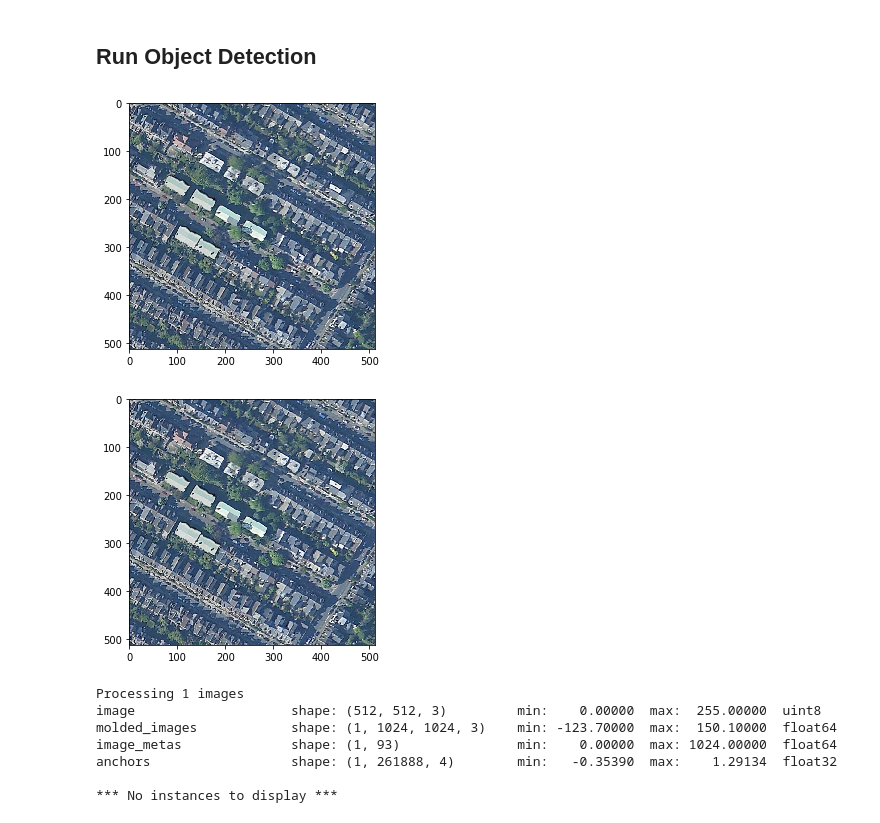
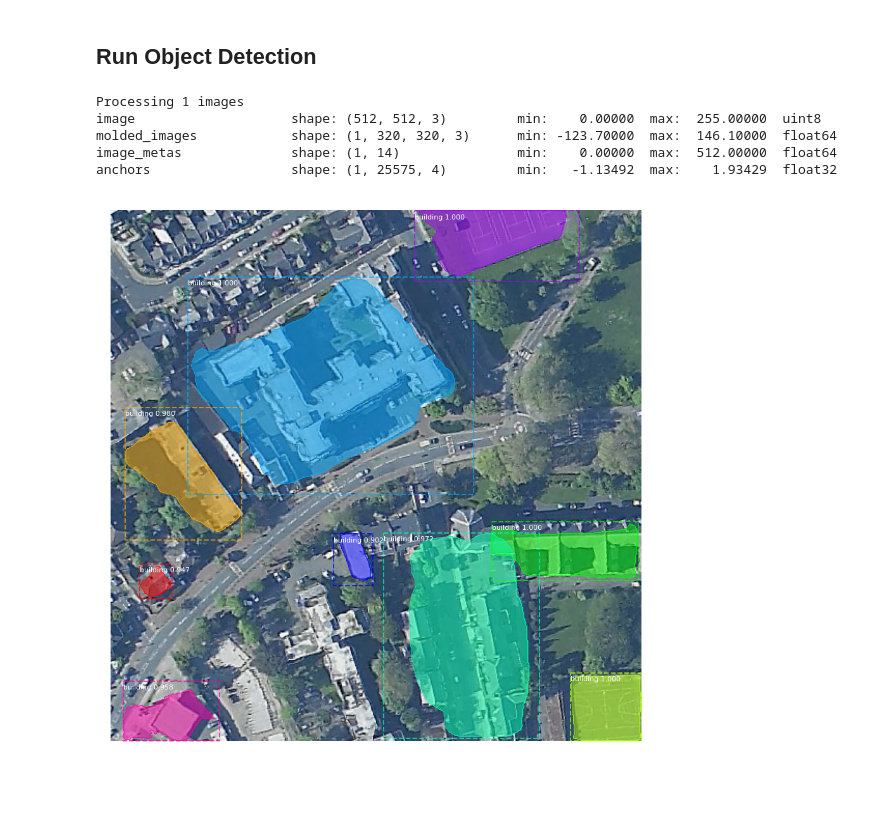
Before and after one commit to chloegrace94/Mask_RCNN, a Jupyter notebook: samples/building_footprint_tests/bf-crowdai-weights.ipynb, the cells around one changed output. Cells and saved outputs as stored; diff of their text form; code cells hidden in the pictures; blank space fills up the shorter version.

```diff
--- a/samples/building_footprint_tests/bf-crowdai-weights.ipynb
+++ b/samples/building_footprint_tests/bf-crowdai-weights.ipynb
@@ -39,7 +39,7 @@ MODEL_DIR = os.path.join(ROOT_DIR, "logs")
 # if not os.path.exists(COCO_MODEL_PATH):
 #     utils.download_trained_weights(COCO_MODEL_PATH)
 
-PRETRAINED_MODEL_PATH = os.path.join(ROOT_DIR,"data/" "pretrained_weights.h5")
+PRETRAINED_MODEL_PATH = os.path.join(ROOT_DIR,"weights/crowdai_baseline_pretrained_weights.h5")
 
 # Directory of images to run detection on
 #IMAGE_DIR = os.path.join(ROOT_DIR, "images") #Mask_RCNN demo images
@@ -101,37 +102,37 @@ class_names = ['BG', 'building'] # In our case, we have 1 class for the backgrou
 # %% [markdown]
 ## Run Object Detection
 # %%
+image_number = 81
+
+
 # Load a random image from the images folder
 file_names = next(os.walk(IMAGE_DIR))[2]
-image = skimage.io.imread(os.path.join(IMAGE_DIR, random.choice(file_names)), plugin="tifffile")
-skimage.io.imshow(image)
-plt.show()
+image = skimage.io.imread(os.path.join(IMAGE_DIR, file_names[image_number]), plugin="tifffile")
+# skimage.io.imshow(image)
+# plt.show()
 image_without_alpha = image[:,:,:3]
-skimage.io.imshow(image_without_alpha)
-plt.show()
+# skimage.io.imshow(image_without_alpha)
+# plt.show()
 
 # # Run detection
 # results = model.detect([image], verbose=1)
 
 # # Visualize results
 # r = results[0]
 # visualize.display_instances(image, r['rois'], r['masks'], r['class_ids'],
 #                             class_names, r['scores'])
 
 # Run detection
 results = model.detect([image_without_alpha], verbose=1)
 
 # Visualize results
 r = results[0]
 visualize.display_instances(image_without_alpha, r['rois'], r['masks'], r['class_ids'],
                             class_names, r['scores'])
 # %% [output]
+Processing 1 images
+image                    shape: (512, 512, 3)         min:    0.00000  max:  255.00000  uint8
+molded_images            shape: (1, 320, 320, 3)      min: -123.70000  max:  146.10000  float64
+image_metas              shape: (1, 14)               min:    0.00000  max:  512.00000  float64
+anchors                  shape: (1, 25575, 4)         min:   -1.13492  max:    1.93429  float32
-[figure, old version]
+[figure, new version]
-[figure, removed]
-Processing 1 images
-image                    shape: (512, 512, 3)         min:    0.00000  max:  255.00000  uint8
-molded_images            shape: (1, 1024, 1024, 3)    min: -123.70000  max:  150.10000  float64
-image_metas              shape: (1, 93)               min:    0.00000  max: 1024.00000  float64
-anchors                  shape: (1, 261888, 4)        min:   -0.35390  max:    1.29134  float32
-
-*** No instances to display ***
```
Also changed, not shown: parts of 2 cells of this notebook, 10 other files.
